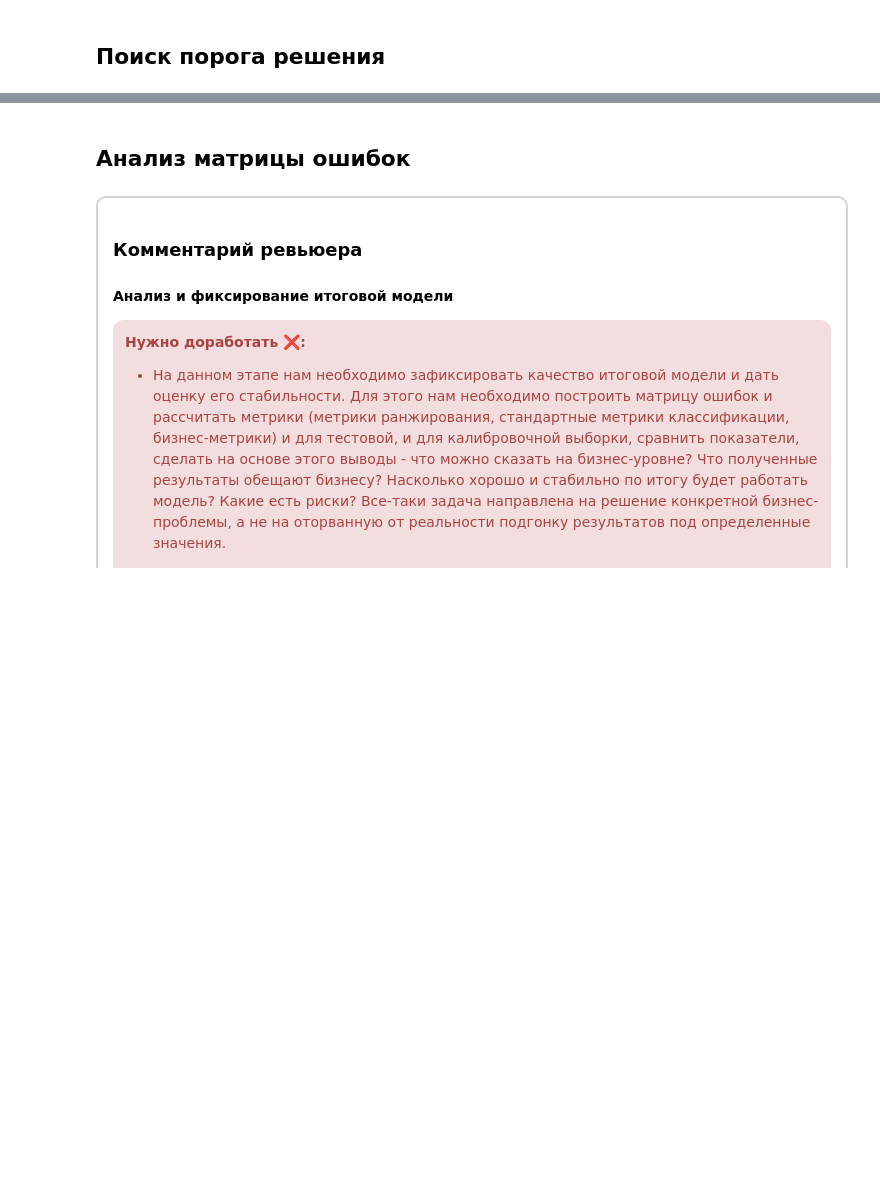
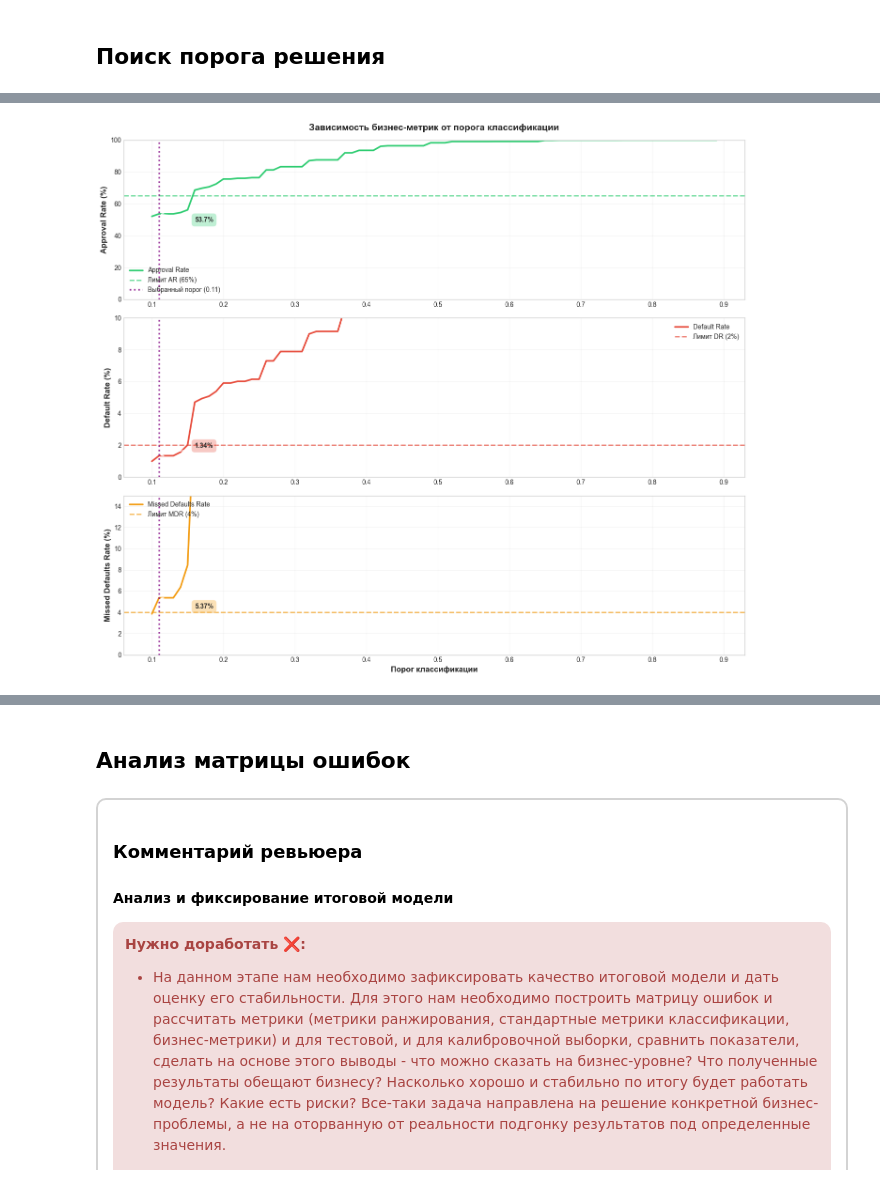
Before and after one commit to MEYakunin/Sprint15_User_Behavior_Scoring, a Jupyter notebook: User_Behavior_Scoring_ver_1.ipynb, the cells around one changed output, grey strips where cells are left out. Cells and saved outputs as stored; diff of their text form; code cells hidden in the pictures; blank space fills up the shorter version.

```diff
--- a/User_Behavior_Scoring_ver_1.ipynb
+++ b/User_Behavior_Scoring_ver_1.ipynb
@@ -1860,22 +1913,2 @@ Brier Score на Cal: 0.0938
 # %% [markdown]
 ## Поиск порога решения
-# %%
-# Ищем порог на калибровочной (Val) выборке
-thresholds = np.arange(0.1, 0.9, 0.01)
-best_threshold = None
-
-for thr in thresholds:
-    preds = (cal_prob_val >= thr).astype(int)
-    ar = approval_rate(y_val, preds)
-    dr = default_rate(y_val, preds)
-    mdr = missed_defaults_rate(y_val, preds)
-
-    # Условия из ТЗ
-    if ar >= 0.65 and dr <= 0.02 and mdr <= 0.04:
-        best_threshold = thr
-        print(f"Найден порог: {thr:.2f} | AR: {ar:.2%} | DR: {dr:.2%} | MDR: {mdr:.2%}")
-        break
-
-if best_threshold is None:
-    print("Порог, удовлетворяющий всем жестким условиям, не найден. Берем компромиссный равный 0.5.")
-    best_threshold = 0.5 # Заглушка, если идеального порога нет
@@ -1881,0 +1975,72 @@ if best_threshold is None:
+# %%
+# Настраиваем стиль графиков
+plt.style.use('seaborn-v0_8-whitegrid')
+fig, axes = plt.subplots(3, 1, figsize=(14, 12))
+
+# Цвета для линий
+color_ar, color_dr, color_mdr = '#2ecc71', '#e74c3c', '#f39c12'
+
+# Approval Rate
+ax1 = axes[0]
+ax1.plot(df_thresholds['threshold'], df_thresholds['approval_rate'] * 100,
+         color=color_ar, linewidth=2.5, label='Approval Rate')
+ax1.axhline(y=65, color=color_ar, linestyle='--', linewidth=2, alpha=0.7, label='Лимит AR (65%)')
+ax1.axvline(x=best_threshold, color='purple', linestyle=':', linewidth=2.5,
+            label=f'Выбранный порог ({best_threshold:.2f})', alpha=0.8)
+ax1.set_ylabel('Approval Rate (%)', fontsize=12, fontweight='bold')
+ax1.set_title('Зависимость бизнес-метрик от порога классификации', fontsize=14, fontweight='bold', pad=15)
+ax1.legend(loc='lower left', fontsize=10)
+ax1.grid(True, alpha=0.3)
+ax1.set_ylim([0, 100])
+
+ar_at_best = df_thresholds[df_thresholds['threshold'] == best_threshold]['approval_rate'].values[0] * 100
+ax1.annotate(f'{ar_at_best:.1f}%',
+             xy=(best_threshold, ar_at_best),
+             xytext=(best_threshold + 0.05, ar_at_best - 5),
+             fontsize=10, fontweight='bold',
+             bbox=dict(boxstyle='round,pad=0.5', facecolor=color_ar, alpha=0.3),
+             arrowprops=dict(arrowstyle='->', connectionstyle='arc3,rad=0'))
+
+# Default Rate
+ax2 = axes[1]
+ax2.plot(df_thresholds['threshold'], df_thresholds['default_rate'] * 100,
+         color=color_dr, linewidth=2.5, label='Default Rate')
+ax2.axhline(y=2, color=color_dr, linestyle='--', linewidth=2, alpha=0.7, label='Лимит DR (2%)')
+ax2.axvline(x=best_threshold, color='purple', linestyle=':', linewidth=2.5, alpha=0.8)
+ax2.set_ylabel('Default Rate (%)', fontsize=12, fontweight='bold')
+ax2.legend(loc='upper right', fontsize=10)
+ax2.grid(True, alpha=0.3)
+ax2.set_ylim([0, 10])
+
+dr_at_best = df_thresholds[df_thresholds['threshold'] == best_threshold]['default_rate'].values[0] * 100
+ax2.annotate(f'{dr_at_best:.2f}%',
+             xy=(best_threshold, dr_at_best),
+             xytext=(best_threshold + 0.05, dr_at_best + 0.5),
+             fontsize=10, fontweight='bold',
+             bbox=dict(boxstyle='round,pad=0.5', facecolor=color_dr, alpha=0.3),
+             arrowprops=dict(arrowstyle='->', connectionstyle='arc3,rad=0'))
+
+# График 3: Missed Defaults Rate
+ax3 = axes[2]
+ax3.plot(df_thresholds['threshold'], df_thresholds['missed_defaults_rate'] * 100,
+         color=color_mdr, linewidth=2.5, label='Missed Defaults Rate')
+ax3.axhline(y=4, color=color_mdr, linestyle='--', linewidth=2, alpha=0.7, label='Лимит MDR (4%)')
+ax3.axvline(x=best_threshold, color='purple', linestyle=':', linewidth=2.5, alpha=0.8)
+ax3.set_xlabel('Порог классификации', fontsize=12, fontweight='bold')
+ax3.set_ylabel('Missed Defaults Rate (%)', fontsize=12, fontweight='bold')
+ax3.legend(loc='upper left', fontsize=10)
+ax3.grid(True, alpha=0.3)
+ax3.set_ylim([0, 15])
+
+mdr_at_best = df_thresholds[df_thresholds['threshold'] == best_threshold]['missed_defaults_rate'].values[0] * 100
+ax3.annotate(f'{mdr_at_best:.2f}%',
+             xy=(best_threshold, mdr_at_best),
+             xytext=(best_threshold + 0.05, mdr_at_best - 1),
+             fontsize=10, fontweight='bold',
+             bbox=dict(boxstyle='round,pad=0.5', facecolor=color_mdr, alpha=0.3),
+             arrowprops=dict(arrowstyle='->', connectionstyle='arc3,rad=0'))
+
+plt.tight_layout()
+plt.show()
+# %% [output]
+[figure, added]
```
Also changed, not shown: parts of 9 cells of this notebook.
